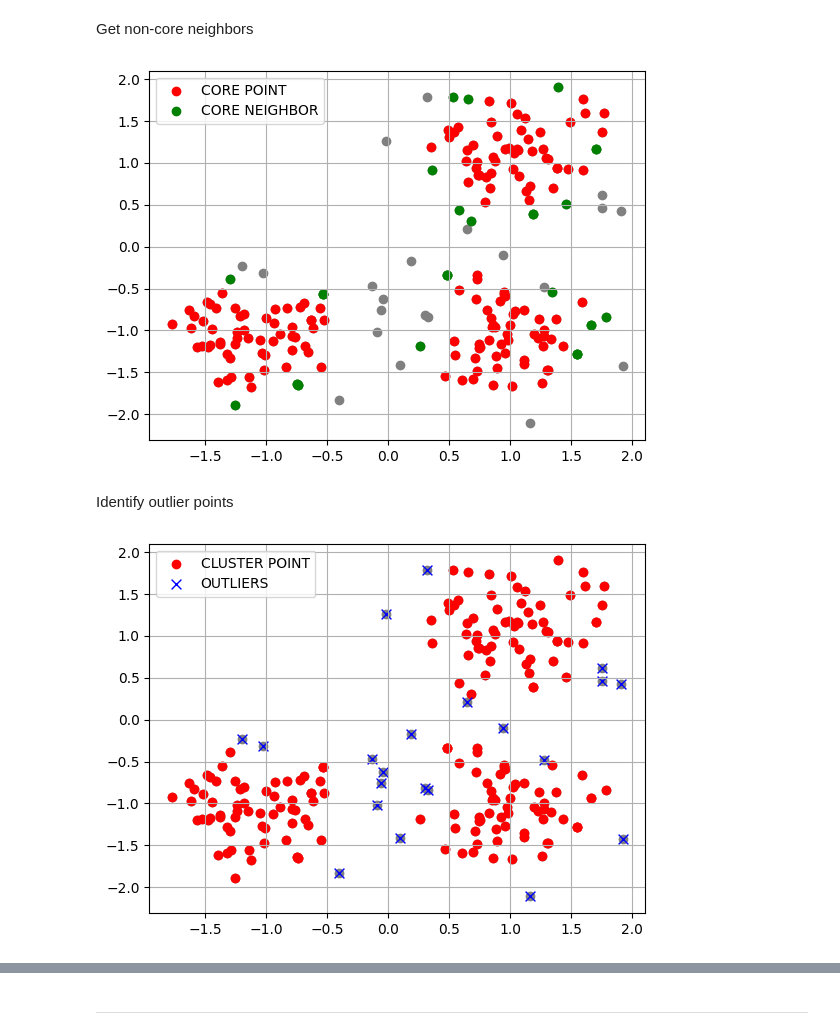
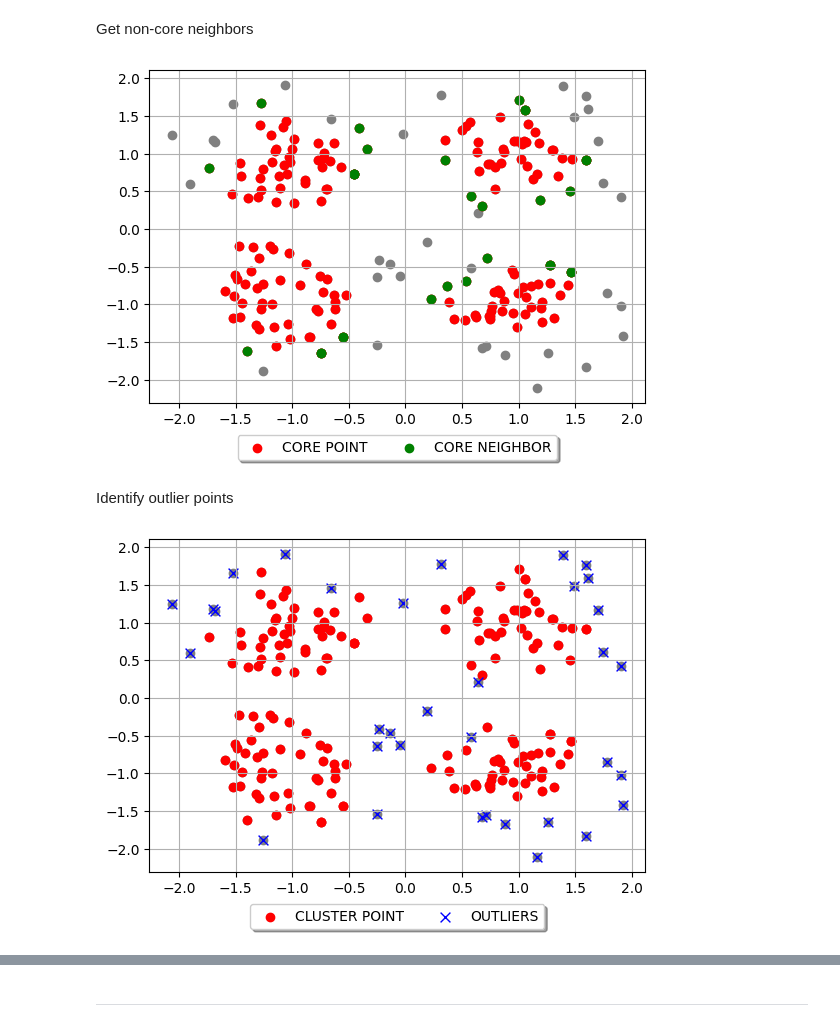
Before and after one commit to AndresDFlores/clustering_algorithms, a Jupyter notebook: density_based_clustering.ipynb, the cells around one changed output, grey strips where cells are left out. Drawn from its saved outputs; the diff is of its cells as text; code cells hidden in the pictures.

```diff
--- a/density_based_clustering.ipynb
+++ b/density_based_clustering.ipynb
@@ -6,7 +6,7 @@ from operator import itemgetter
 import numpy as np
 import matplotlib.pyplot as plt
 # %%
-centers = [[1, 1], [-1, -1], [1, -1]]
+centers = [[1, 1], [-1, -1], [1, -1], [-1, 1]]
 X, _ = make_blobs(
     n_samples=200, centers=centers, cluster_std=0.4, random_state=0
 )
@@ -119,10 +128,19 @@ ax2.scatter(X[:, 0], X[:, 1], c='grey')
 ax2.scatter(x, y, c='red', label='CORE POINT')
 ax2.scatter(p, q, c='green', label='CORE NEIGHBOR')
 ax2.grid(True)
-ax2.legend()
+
+#  legend box
+box = ax2.get_position()
+ax2.set_position([box.x0, box.y0 + box.height * 0.1,
+                 box.width, box.height * 0.9])
+
+# Put a legend below current axis
+ax2.legend(loc='upper center', bbox_to_anchor=(0.5, -0.075),
+          fancybox=True, shadow=True, ncol=5)
+
 plt.show()
 # %% [output]
-[figure, old version]
+[figure, new version]
 # %%
 core_points.extend(non_core_neighbors)
 
@@ -156,14 +174,23 @@ s = [point[-1] for point in outliers]
 # %%
 fig3, ax3 = plt.subplots()
 
 ax3.scatter(X[:, 0], X[:, 1], c='grey')
 ax3.scatter(x, y, c='red', label='CLUSTER POINT')
 ax3.scatter(r, s, c='blue', marker='x',s=50, linewidth=1, label='OUTLIERS')
 ax3.grid(True)
-ax3.legend()
+
+#  legend box
+box = ax3.get_position()
+ax3.set_position([box.x0, box.y0 + box.height * 0.1,
+                 box.width, box.height * 0.9])
+
+# Put a legend below current axis
+ax3.legend(loc='upper center', bbox_to_anchor=(0.5, -0.075),
+          fancybox=True, shadow=True, ncol=5)
+
 plt.show()
 # %% [output]
-[figure, old version]
+[figure, new version]
 # %%
 fig4, ax4 = plt.subplots()
 
```
Also changed, not shown: parts of 5 cells of this notebook.
